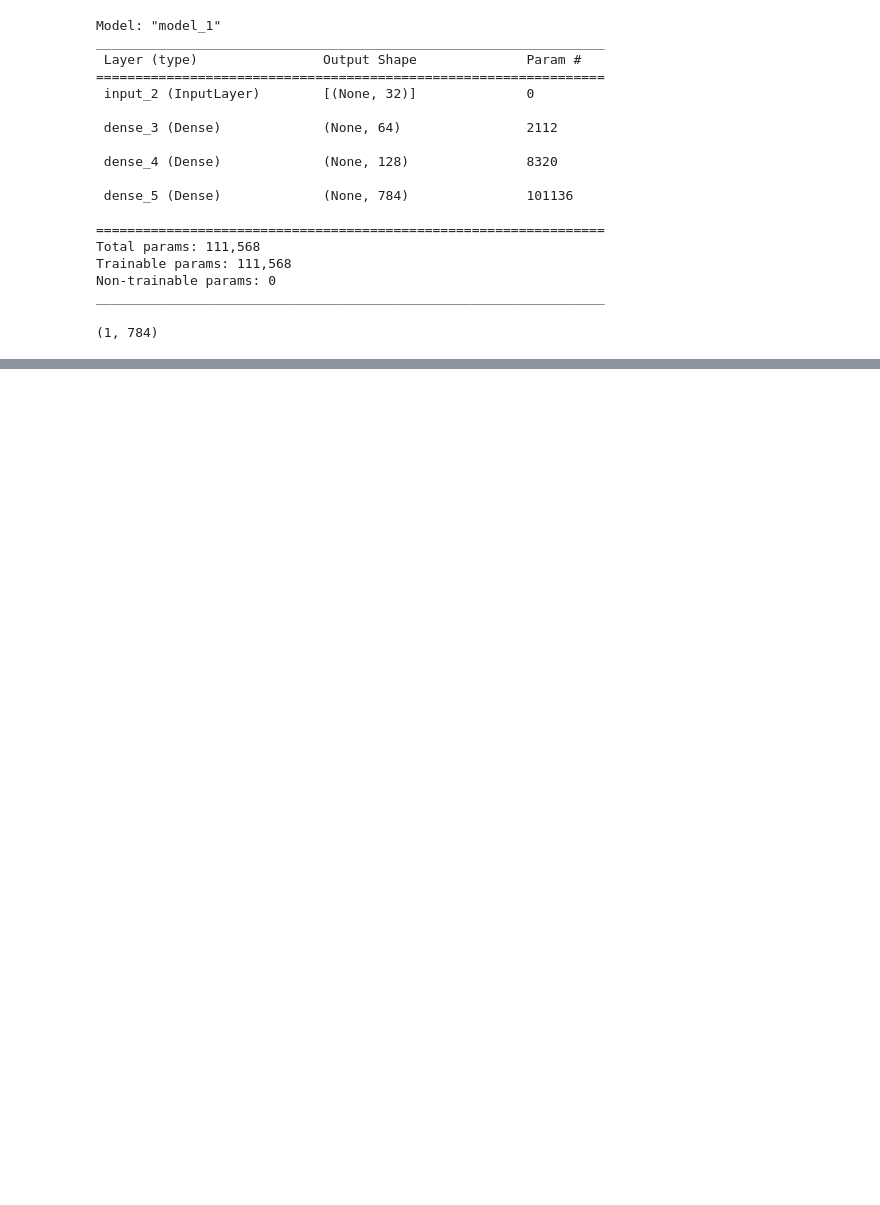
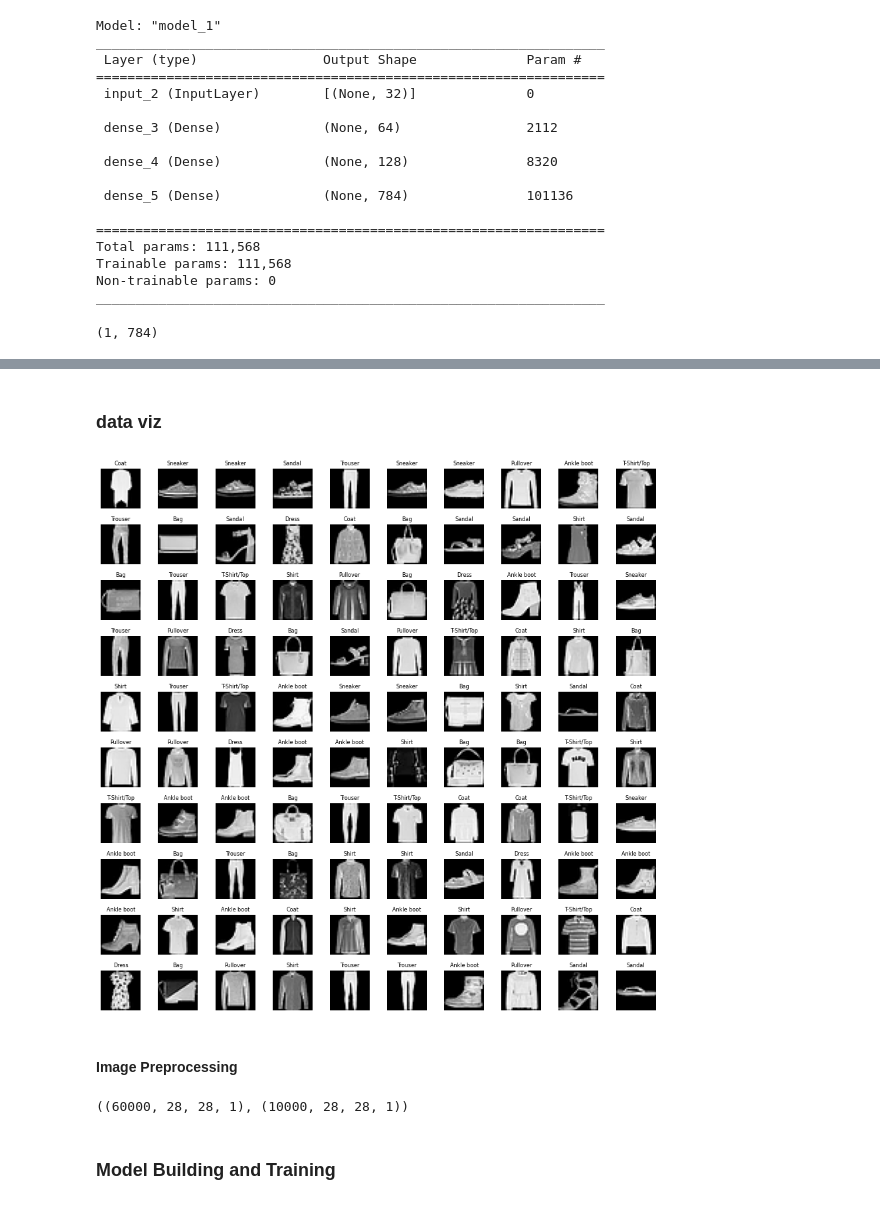
Before and after one commit to Neo-glitch/computer-vision-masterclass, a Jupyter notebook: AutoEncoders.ipynb, the cells around one changed output, grey strips where cells are left out. Cells and saved outputs as stored; diff of their text form; code cells hidden in the pictures; blank space fills up the shorter version.

```diff
--- a/AutoEncoders.ipynb
+++ b/AutoEncoders.ipynb
@@ -252,0 +259,7 @@ for i, image_index in enumerate(test_images):
+# %%
+from tensorflow.keras.datasets import fashion_mnist
+
+(x_train, y_train), (x_test, y_test) = fashion_mnist.load_data()
+
+
+x_train.shape, x_test.shape
@@ -252,0 +279,34 @@ for i, image_index in enumerate(test_images):
+# %% [markdown]
+### data viz
+# %%
+classes = ["T-Shirt/Top", "Trouser", "Pullover", "Dress", "Coat", "Sandal", "Shirt", "Sneaker", "Bag", "Ankle boot"]
+width = 10
+height = 10
+
+_, axes = plt.subplots(height, width, figsize = (15, 15))
+axes = axes.ravel()
+
+for i in np.arange(0, width * height):
+  index = np.random.randint(0, x_train.shape[0])
+
+  axes[i].imshow(x_train[index], cmap="gray")
+  axes[i].set_title(classes[y_train[index]], fontSize = 8)
+  axes[i].axis("off")
+
+plt.subplots_adjust(hspace = 0.4, wspace = 0.4)
+# %% [output]
+[figure, added]
+# %% [markdown]
+#### Image Preprocessing
+# %%
+x_train = x_train / 255.
+x_test = x_test / 255.
+
+x_train = x_train.reshape(len(x_train), 28, 28, 1)
+x_test = x_test.reshape(len(x_test), 28, 28, 1)
+
+x_train.shape, x_test.shape
+# %% [output]
+((60000, 28, 28, 1), (10000, 28, 28, 1))
+# %% [markdown]
+### Model Building and Training
```
Also changed, not shown: parts of 16 cells of this notebook.
